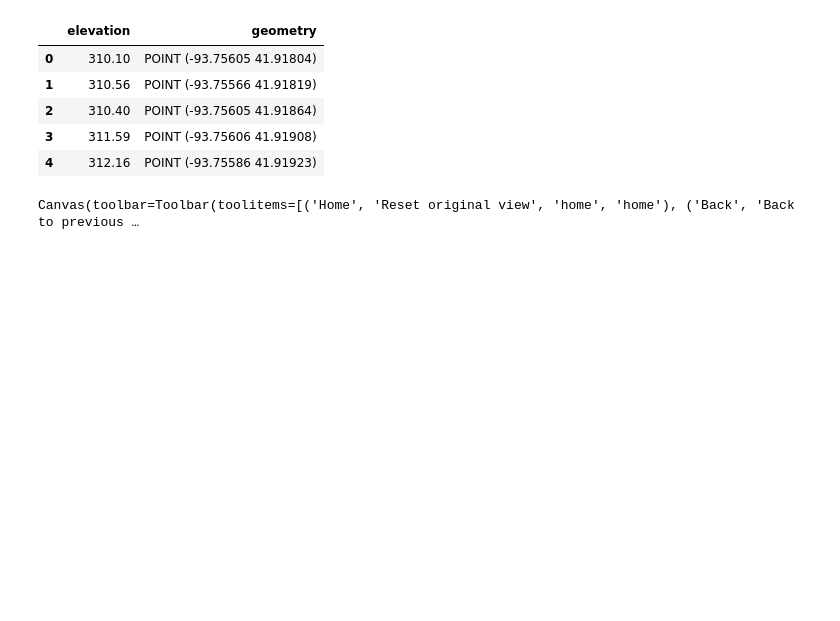
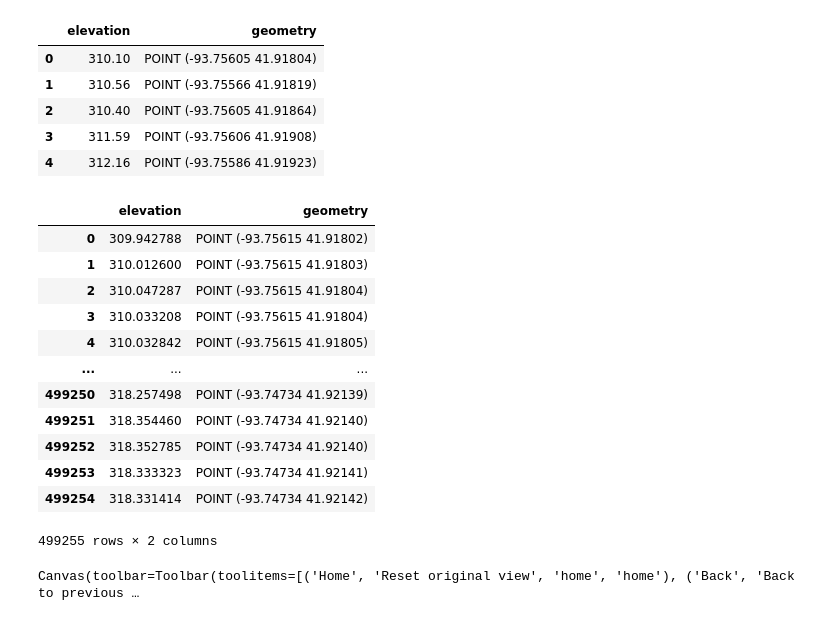
Before and after one commit to SameC137/AgriTech, a Jupyter notebook: notebooks/Demonstrations.ipynb, the cells around one changed output. Cells and saved outputs as stored; diff of their text form; code cells hidden in the pictures; blank space fills up the shorter version.

```diff
--- a/notebooks/Demonstrations.ipynb
+++ b/notebooks/Demonstrations.ipynb
@@ -60,6 +60,22 @@ data[0].head()
 | 4 | 312.16 | POINT (-93.75586 41.91923) |
 # %%
 standardized=FetchData("IA_FullState").standardize(data[0],1)
+# %%
+standardized
+# %% [output]
+|  | elevation | geometry |
+| 0 | 309.942788 | POINT (-93.75615 41.91802) |
+| 1 | 310.012600 | POINT (-93.75615 41.91803) |
+| 2 | 310.047287 | POINT (-93.75615 41.91804) |
+| 3 | 310.033208 | POINT (-93.75615 41.91804) |
+| 4 | 310.032842 | POINT (-93.75615 41.91805) |
+| ... | ... | ... |
+| 499250 | 318.257498 | POINT (-93.74734 41.92139) |
+| 499251 | 318.354460 | POINT (-93.74734 41.92140) |
+| 499252 | 318.352785 | POINT (-93.74734 41.92140) |
+| 499253 | 318.333323 | POINT (-93.74734 41.92141) |
+| 499254 | 318.331414 | POINT (-93.74734 41.92142) |
+499255 rows × 2 columns
 # %%
 %matplotlib widget
 FetchData("IA_FullState").visualize3D(standardized)
```
Also changed, not shown: parts of 6 cells of this notebook, 1 other file.
